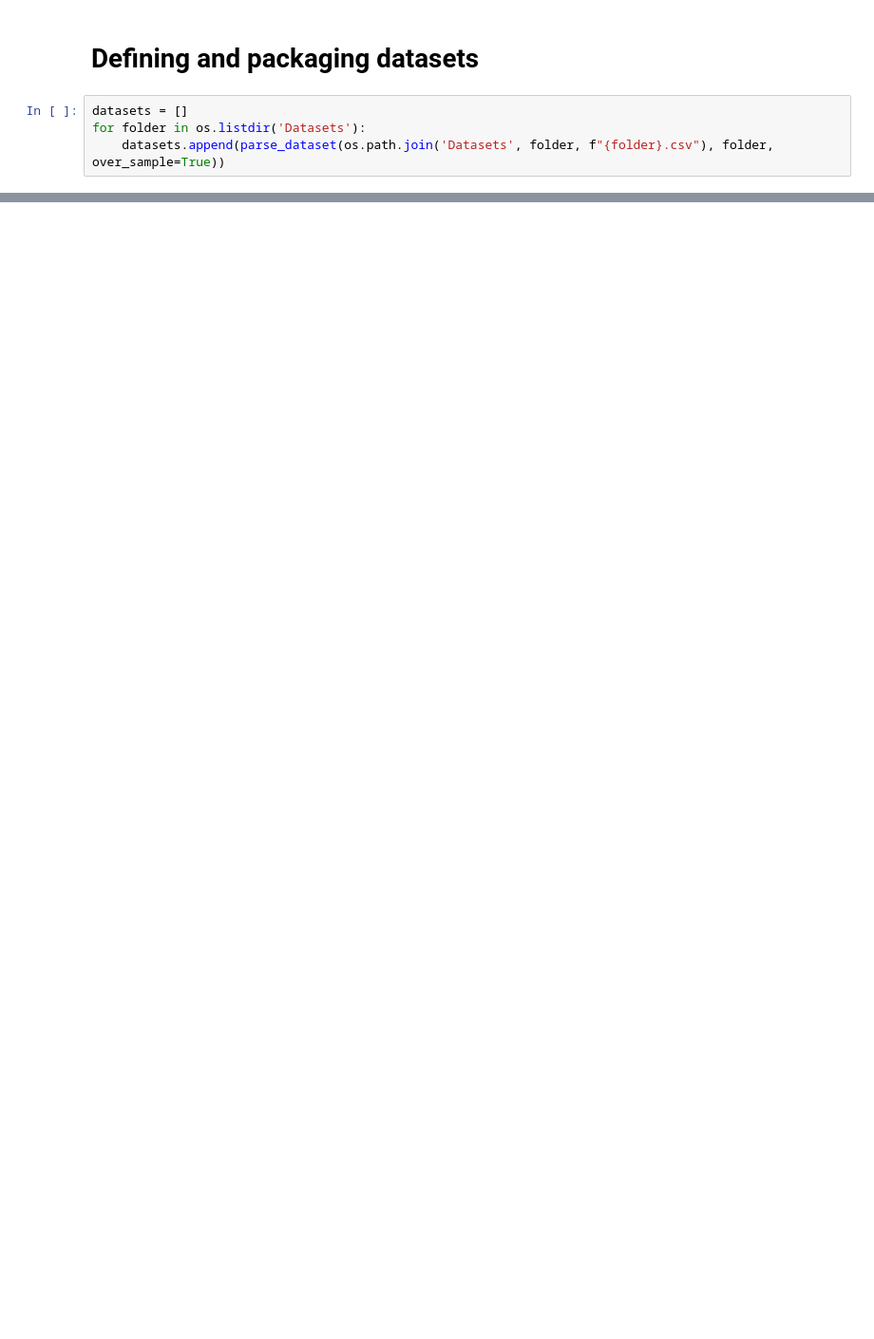
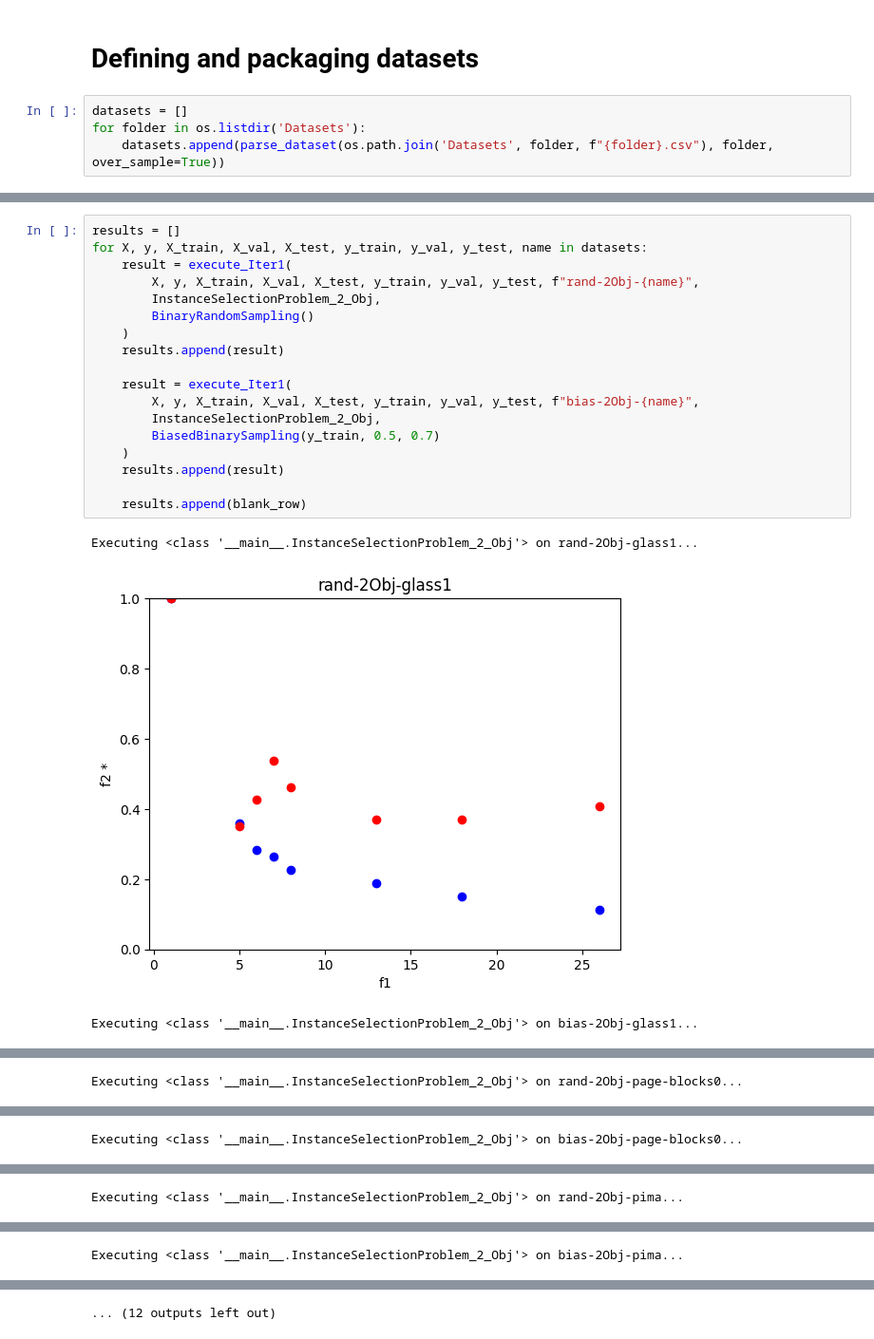
Before and after one commit to Ryan-JW-Kim/Minority-Class-Synthesis, a Jupyter notebook: GA_experiment.ipynb, the cells around one changed output, grey strips where cells are left out. Shown at 95% size. Saved outputs shown, nothing was run; the diff lists cells and outputs as text; blank space fills up the shorter version.

```diff
--- a/GA_experiment.ipynb
+++ b/GA_experiment.ipynb
@@ -386,0 +557,22 @@ def execute(X, y, X_train, X_val, X_test, y_train, y_val, y_test, name, problem_
+# %%
+results = []
+for X, y, X_train, X_val, X_test, y_train, y_val, y_test, name in datasets:
+	result = execute_Iter1(
+		X, y, X_train, X_val, X_test, y_train, y_val, y_test, f"rand-2Obj-{name}",
+		InstanceSelectionProblem_2_Obj,
+		BinaryRandomSampling()
+	)
+	results.append(result)
+
+	result = execute_Iter1(
+		X, y, X_train, X_val, X_test, y_train, y_val, y_test, f"bias-2Obj-{name}",
+		InstanceSelectionProblem_2_Obj,
+		BiasedBinarySampling(y_train, 0.5, 0.7)
+	)
+	results.append(result)
+
+	results.append(blank_row)
+# %% [output]
+Executing <class '__main__.InstanceSelectionProblem_2_Obj'> on rand-2Obj-glass1...
+[figure, added]
+Executing <class '__main__.InstanceSelectionProblem_2_Obj'> on bias-2Obj-glass1...
@@ -386,0 +580 @@ def execute(X, y, X_train, X_val, X_test, y_train, y_val, y_test, name, problem_
+Executing <class '__main__.InstanceSelectionProblem_2_Obj'> on rand-2Obj-page-blocks0...
@@ -386,0 +582 @@ def execute(X, y, X_train, X_val, X_test, y_train, y_val, y_test, name, problem_
+Executing <class '__main__.InstanceSelectionProblem_2_Obj'> on bias-2Obj-page-blocks0...
@@ -386,0 +584 @@ def execute(X, y, X_train, X_val, X_test, y_train, y_val, y_test, name, problem_
+Executing <class '__main__.InstanceSelectionProblem_2_Obj'> on rand-2Obj-pima...
@@ -386,0 +586 @@ def execute(X, y, X_train, X_val, X_test, y_train, y_val, y_test, name, problem_
+Executing <class '__main__.InstanceSelectionProblem_2_Obj'> on bias-2Obj-pima...
@@ -386,0 +588 @@ def execute(X, y, X_train, X_val, X_test, y_train, y_val, y_test, name, problem_
+... (12 outputs left out)
```
Also changed, not shown: parts of 20 cells of this notebook.
